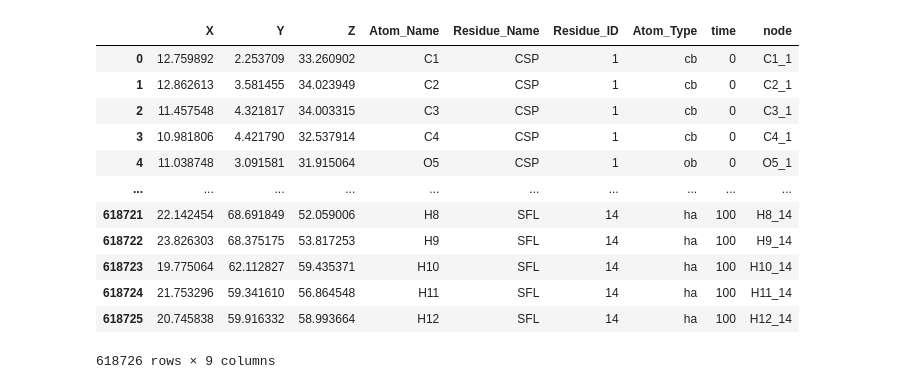
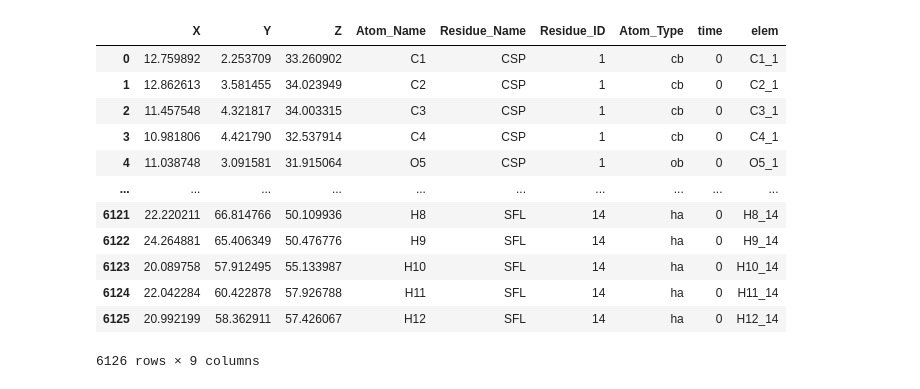
Before and after one commit to hasananowar/DLP, a Jupyter notebook: gen_data.ipynb, the cells around one changed output. Drawn from its saved outputs; the diff is of its cells as text; code cells hidden in the pictures.

```diff
--- a/gen_data.ipynb
+++ b/gen_data.ipynb
@@ -5,26 +8,25 @@ import pandas as pd
 # %%
 
 # Example DataFrame with columns X, Y, Z, Atom_Name, Residue_Name, Residue_ID, Atom_Type, and Timeframe
-
-df = pd.read_csv("DATA/FILT_HB/HB100frames.csv")
+df = pd.read_csv("DATA/FILT_HB/HB1000frames.csv")
 df.rename(columns={"Timeframe": "time"}, inplace=True)
 df['time'] = df['time'] - df['time'].min()
-df['node'] = df.apply(lambda row: f"{row['Atom_Name']}_{row['Residue_ID']}", axis=1)
+df['elem'] = df.apply(lambda row: f"{row['Atom_Name']}_{row['Residue_ID']}", axis=1)
 df
 # %% [output]
-|  | X | Y | Z | Atom_Name | Residue_Name | Residue_ID | Atom_Type | time | node |
+|  | X | Y | Z | Atom_Name | Residue_Name | Residue_ID | Atom_Type | time | elem |
 | 0 | 12.759892 | 2.253709 | 33.260902 | C1 | CSP | 1 | cb | 0 | C1_1 |
 | 1 | 12.862613 | 3.581455 | 34.023949 | C2 | CSP | 1 | cb | 0 | C2_1 |
 | 2 | 11.457548 | 4.321817 | 34.003315 | C3 | CSP | 1 | cb | 0 | C3_1 |
 | 3 | 10.981806 | 4.421790 | 32.537914 | C4 | CSP | 1 | cb | 0 | C4_1 |
 | 4 | 11.038748 | 3.091581 | 31.915064 | O5 | CSP | 1 | ob | 0 | O5_1 |
 | ... | ... | ... | ... | ... | ... | ... | ... | ... | ... |
-| 618721 | 22.142454 | 68.691849 | 52.059006 | H8 | SFL | 14 | ha | 100 | H8_14 |
-| 618722 | 23.826303 | 68.375175 | 53.817253 | H9 | SFL | 14 | ha | 100 | H9_14 |
-| 618723 | 19.775064 | 62.112827 | 59.435371 | H10 | SFL | 14 | ha | 100 | H10_14 |
-| 618724 | 21.753296 | 59.341610 | 56.864548 | H11 | SFL | 14 | ha | 100 | H11_14 |
-| 618725 | 20.745838 | 59.916332 | 58.993664 | H12 | SFL | 14 | ha | 100 | H12_14 |
+| 6121 | 22.220211 | 66.814766 | 50.109936 | H8 | SFL | 14 | ha | 0 | H8_14 |
+| 6122 | 24.264881 | 65.406349 | 50.476776 | H9 | SFL | 14 | ha | 0 | H9_14 |
+| 6123 | 20.089758 | 57.912495 | 55.133987 | H10 | SFL | 14 | ha | 0 | H10_14 |
+| 6124 | 22.042284 | 60.422878 | 57.926788 | H11 | SFL | 14 | ha | 0 | H11_14 |
+| 6125 | 20.992199 | 58.362911 | 57.426067 | H12 | SFL | 14 | ha | 0 | H12_14 |
-618726 rows × 9 columns
+6126 rows × 9 columns
 # %%
 #Select rows where Residue_ID is 5 and Atom_Type is either 'o' or 'os'
 # df1 = df[(df['Residue_ID'] == 5) & df['Atom_Type'].isin(['o', 'os'])].reset_index(drop=True)
```
Also changed, not shown: parts of 11 cells of this notebook, 8 other files.
